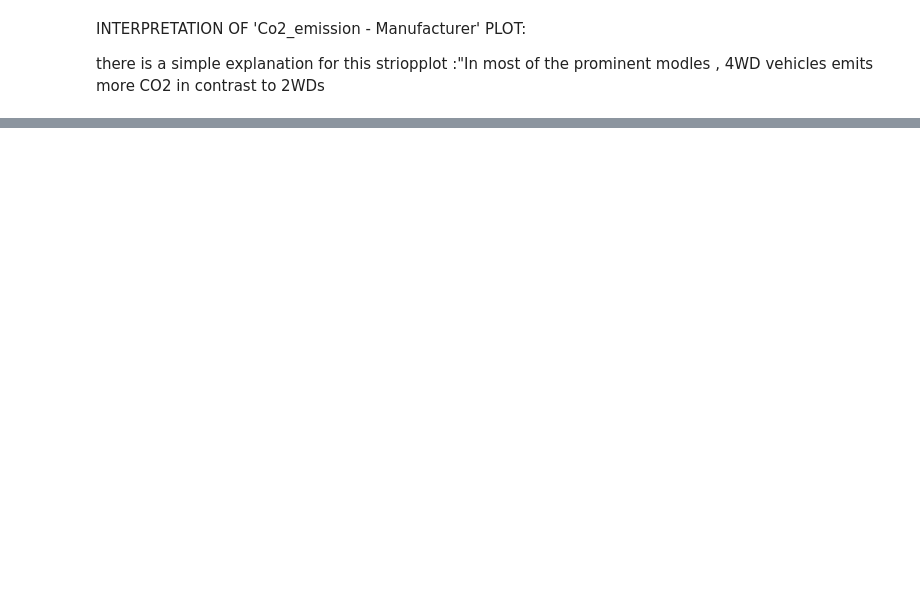
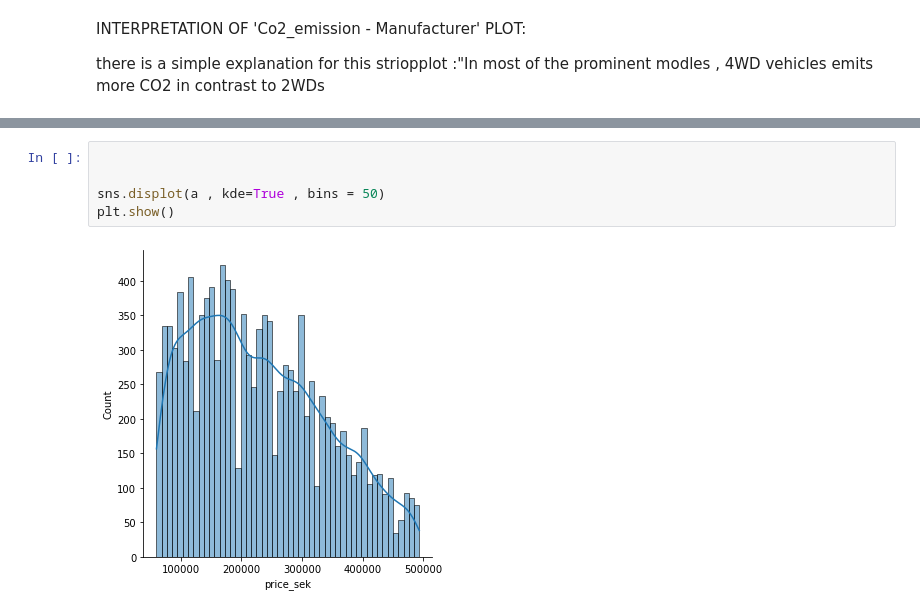
Before and after one commit to javadbazargan/EDA_statistical_tests_on_used_cars, a Jupyter notebook: eda_sta_used_car.ipynb, the cells around one changed output, grey strips where cells are left out. Saved outputs shown, nothing was run; the diff lists cells and outputs as text; blank space fills up the shorter version.

```diff
--- a/eda_sta_used_car.ipynb
+++ b/eda_sta_used_car.ipynb
@@ -445,0 +504,7 @@ there is a simple explanation for this striopplot :"In most of the prominent mod
+# %%
+
+
+sns.displot(a , kde=True , bins = 50)
+plt.show()
+# %% [output]
+[figure, added]
```
Also changed, not shown: parts of 12 cells of this notebook.
